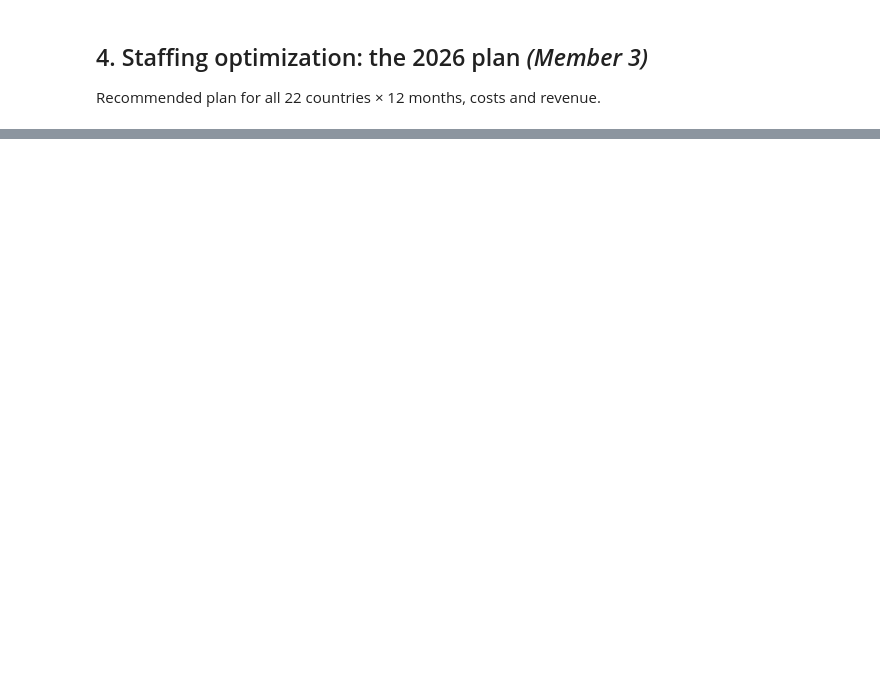
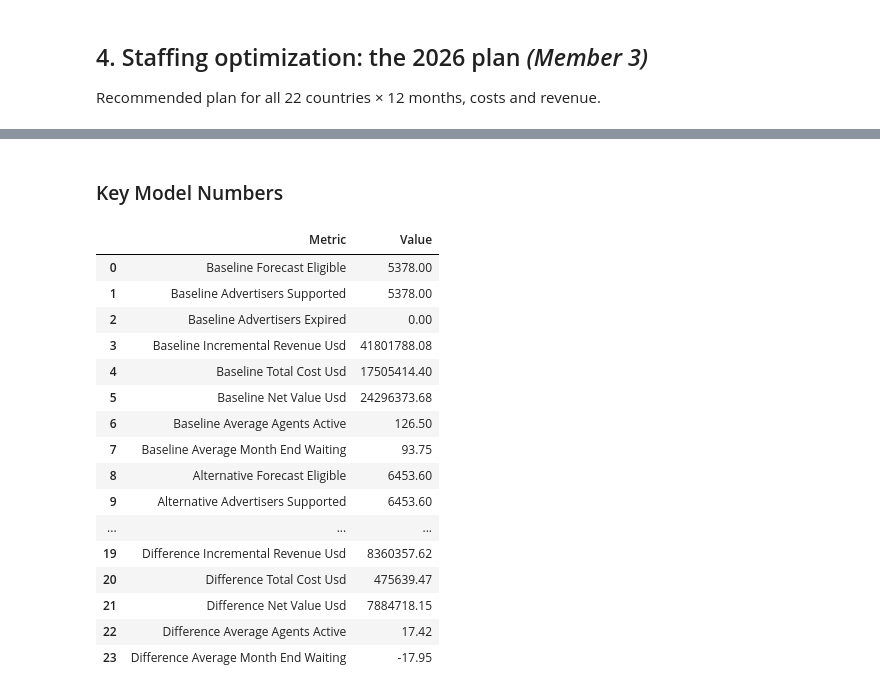
Before and after one commit to jkimball1/google-agent-staffing, a Jupyter notebook: notebooks/final_submission.ipynb, the cells around one changed output, grey strips where cells are left out. Saved outputs shown, nothing was run; the diff lists cells and outputs as text; code cells hidden in the pictures; blank space fills up the shorter version.

```diff
--- a/notebooks/final_submission.ipynb
+++ b/notebooks/final_submission.ipynb
@@ -45,0 +490,62 @@ See `docs/AI_USE.md` and the README contributions table.
+# %%
+from src.genai.assistant import answer_question
+from src.optimization.scenarios import run_scenario
+from IPython.display import display, Markdown
+import pandas as pd
+
+# Step 1: Ask a staffing scenario question
+question = (
+    "What if eligible advertiser sign-ups "
+    "increase by 20% in Germany across 2026?"
+)
+
+# Step 2: Connect the question to the staffing model
+memo = answer_question(
+    question,
+    planning_model=run_scenario
+)
+
+# Step 3: Display the GenAI-generated staffing memo
+display(Markdown("## GenAI Staffing Memo — Germany"))
+
+display(Markdown("### Scenario Question"))
+display(Markdown(f"> {question}"))
+
+# Executive summary
+display(Markdown("### Executive Summary"))
+display(Markdown(memo.summary))
+
+# Recommendations
+display(Markdown("### Recommended Actions"))
+for action in memo.recommended_changes:
+    display(Markdown(f"- {action}"))
+
+# Model-calculated numbers
+display(Markdown("### Key Model Numbers"))
+
+numbers_df = pd.DataFrame([
+    {
+        "Metric": name.replace("_", " ").title(),
+        "Value": round(value, 2)
+    }
+    for name, value in memo.key_numbers.items()
+])
+
+display(numbers_df)
+
+# Assumptions
+display(Markdown("### Assumptions"))
+for assumption in memo.assumptions:
+    display(Markdown(f"- {assumption}"))
+
+# Risks
+display(Markdown("### Risks"))
+for risk in memo.risks:
+    display(Markdown(f"- {risk}"))
+
+# Data source note
+display(Markdown(
+    "**Data note:** The scenario currently uses sample demand "
+    "until the final 2026 forecast is integrated."
+))
+# %% [output]
@@ -45,0 +560,18 @@ See `docs/AI_USE.md` and the README contributions table.
+### Key Model Numbers
+|  | Metric | Value |
+| 0 | Baseline Forecast Eligible | 5378.00 |
+| 1 | Baseline Advertisers Supported | 5378.00 |
+| 2 | Baseline Advertisers Expired | 0.00 |
+| 3 | Baseline Incremental Revenue Usd | 41801788.08 |
+| 4 | Baseline Total Cost Usd | 17505414.40 |
+| 5 | Baseline Net Value Usd | 24296373.68 |
+| 6 | Baseline Average Agents Active | 126.50 |
+| 7 | Baseline Average Month End Waiting | 93.75 |
+| 8 | Alternative Forecast Eligible | 6453.60 |
+| 9 | Alternative Advertisers Supported | 6453.60 |
+| ... | ... | ... |
+| 19 | Difference Incremental Revenue Usd | 8360357.62 |
+| 20 | Difference Total Cost Usd | 475639.47 |
+| 21 | Difference Net Value Usd | 7884718.15 |
+| 22 | Difference Average Agents Active | 17.42 |
+| 23 | Difference Average Month End Waiting | -17.95 |
```
Also changed, not shown: parts of 34 cells of this notebook.
